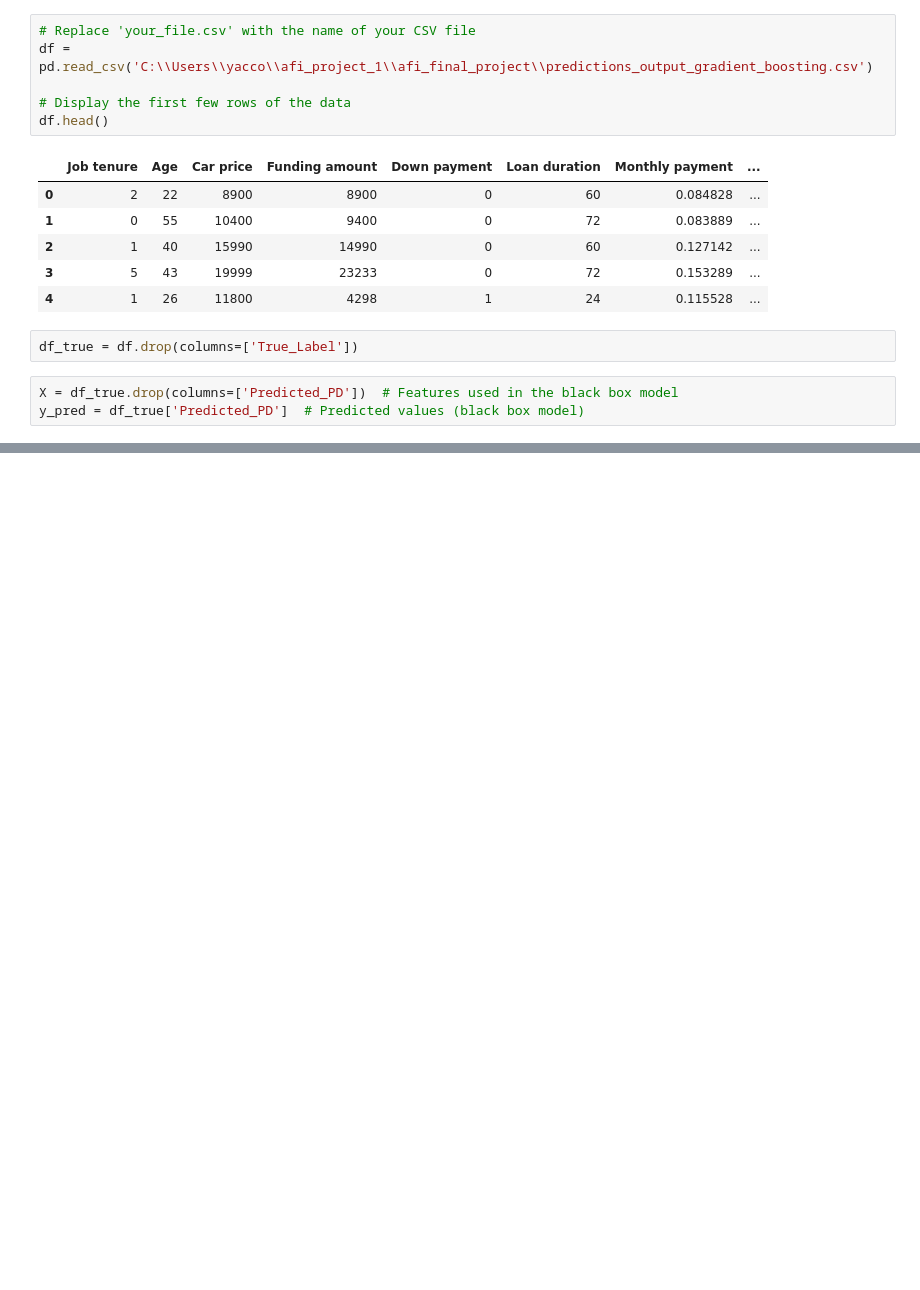
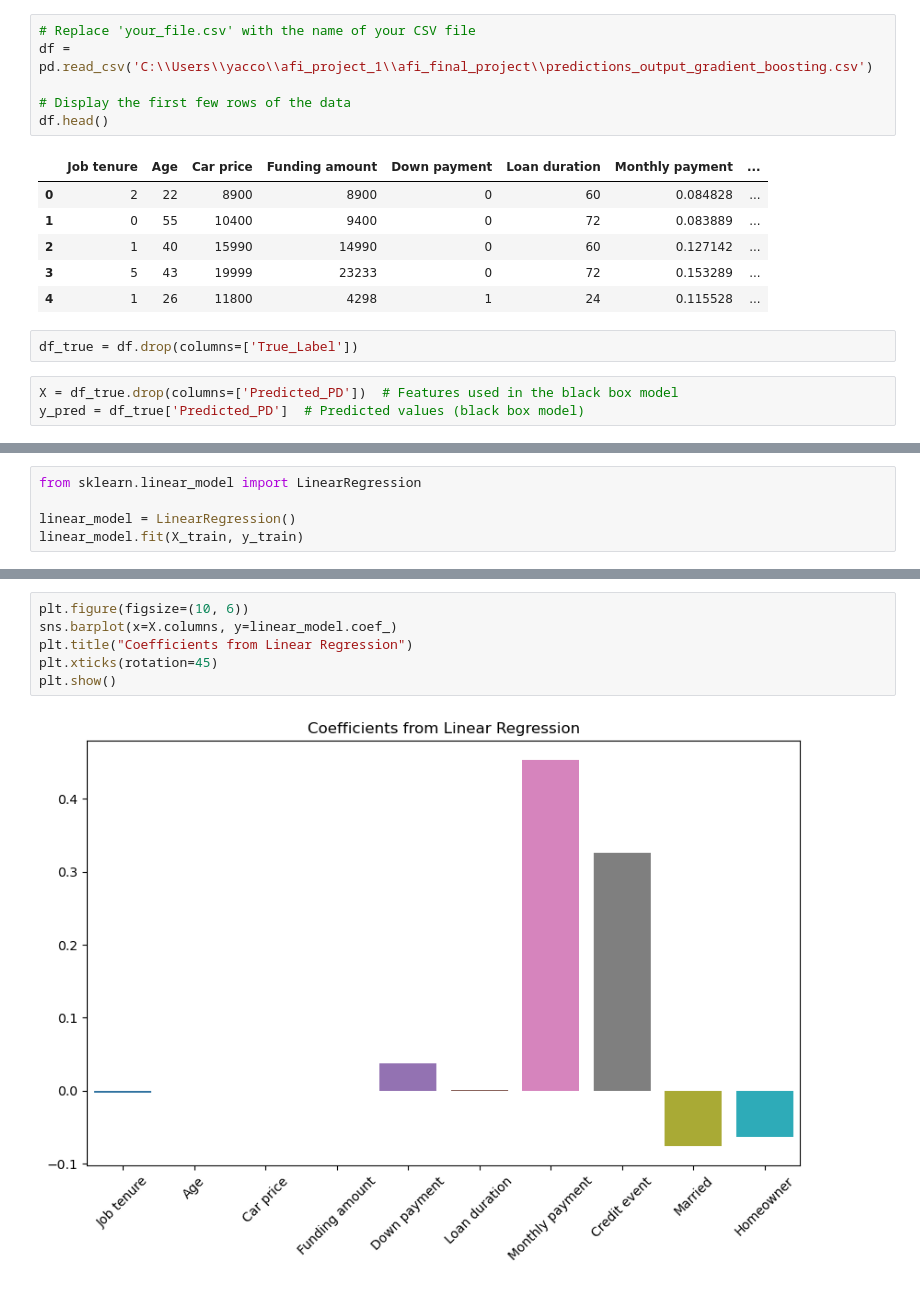
Before and after one commit to dorabijvoet/afi_final_project, a Jupyter notebook: notebooks/step4_surrogate_black_3.ipynb, the cells around one changed output, grey strips where cells are left out. Cells and saved outputs as stored; diff of their text form; blank space fills up the shorter version.

```diff
--- a/notebooks/step4_surrogate_black_3.ipynb
+++ b/notebooks/step4_surrogate_black_3.ipynb
@@ -86,0 +132,5 @@ ValueError: Found input variables with inconsistent numbers of samples: [1486, 2
+# %%
+from sklearn.linear_model import LinearRegression
+
+linear_model = LinearRegression()
+linear_model.fit(X_train, y_train)
@@ -86,0 +157,8 @@ ValueError: Found input variables with inconsistent numbers of samples: [1486, 2
+# %%
+plt.figure(figsize=(10, 6))
+sns.barplot(x=X.columns, y=linear_model.coef_)
+plt.title("Coefficients from Linear Regression")
+plt.xticks(rotation=45)
+plt.show()
+# %% [output]
+[figure, added]
```
Also changed, not shown: parts of 15 cells of this notebook.
